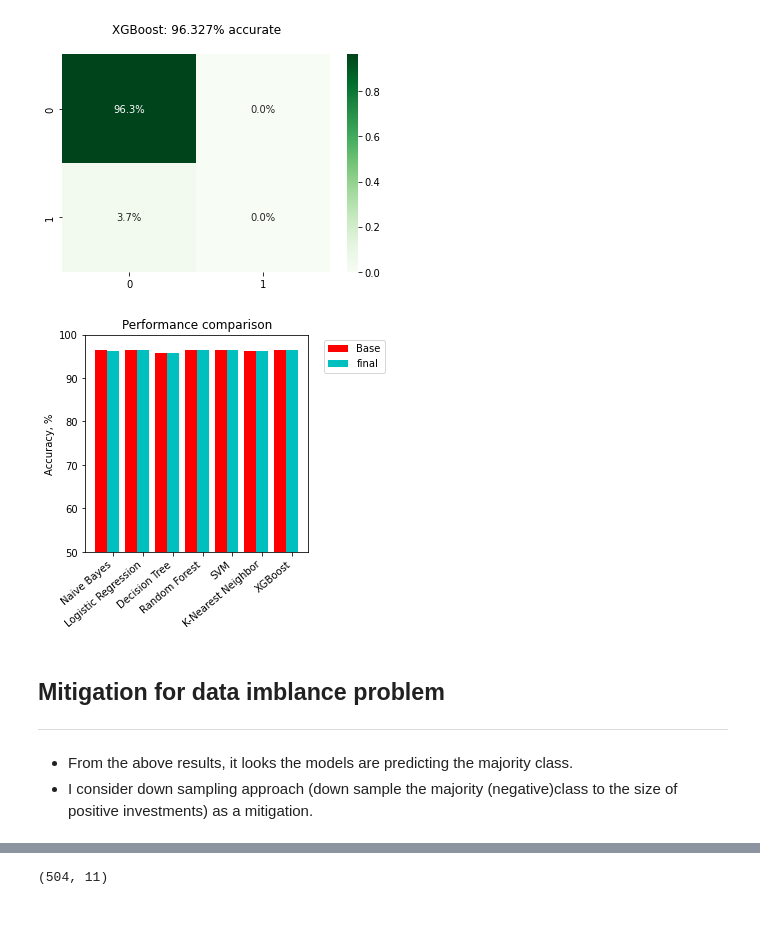
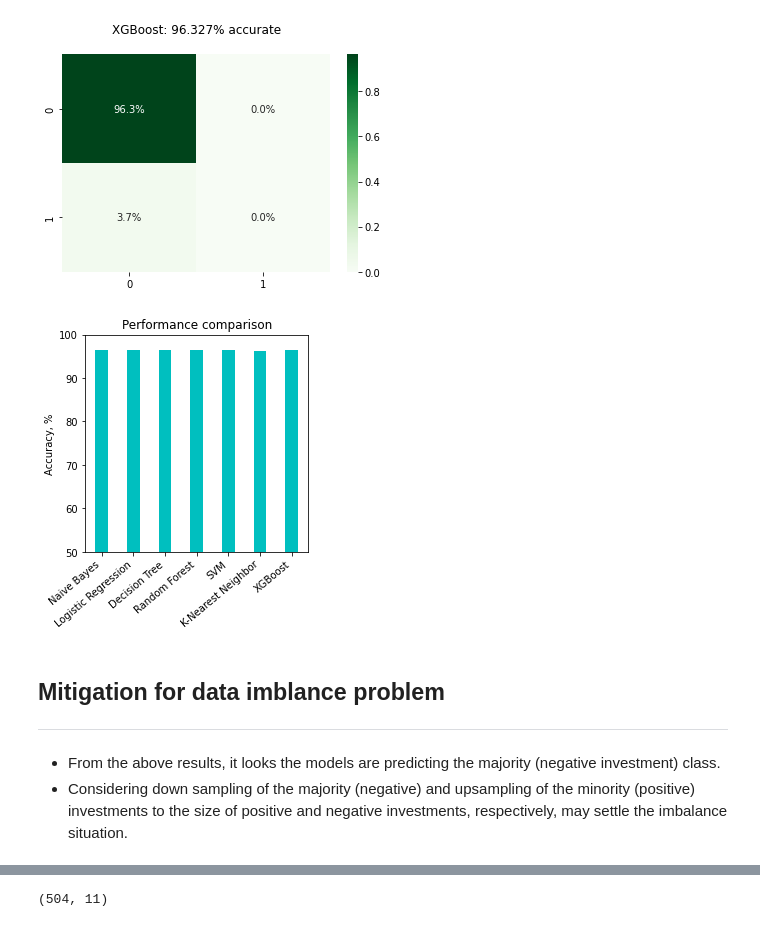
Before and after one commit to zinabu-dot/COVID-19-Modeling_AA, a Jupyter notebook: Zinabu_Melese.ipynb, the cells around one changed output, grey strips where cells are left out. Saved outputs shown, nothing was run; the diff lists cells and outputs as text; code cells hidden in the pictures.

```diff
--- a/Zinabu_Melese.ipynb
+++ b/Zinabu_Melese.ipynb
@@ -276,9 +273 @@ models_name = [
 ]
-# %%
-## Results based on Cross validation
-results_cv = {}
-
-for index, model in enumerate(models):
-    cv = cross_val_score(model, X_train, y_train, cv=10)  # 10 fold cross validation
-    results_cv[models_name[index]] = cv.mean() * 100.0
-    print("Baseline using", models_name[index], "=", cv.mean() * 100.0, "%", "with std:", cv.std())
@@ -293,18 +274,22 @@ Baseline using XGBoost = 96.32583105504568 % with std: 0.0003747357753551839
 # %%
 # results without CV
-results = {}
+def ml_model():
 
-for index, model in enumerate(models):
-    model.fit(X_train, y_train)
-    predict = (model.predict(X_test) > 0.8).astype(int)
-    confuse = confusion_matrix(y_test, predict)
-    accur = accuracy_score(y_test, predict)
-    results[models_name[index]] = accur * 100.0
+  results = {}
 
-    title = models_name[index] + ": " + "{:.3f}%".format(accur*100) + " accurate\n"
-    ax = sns.heatmap(confuse/np.sum(confuse), annot=True, fmt='.1%', cmap="Greens")
-    ax.set_title(title)
-    plt.show()
+  for index, model in enumerate(models):
+      model.fit(X_train, y_train)
+      predict = (model.predict(X_test) > 0.8).astype(int)
+      confuse = confusion_matrix(y_test, predict)
+      accur = accuracy_score(y_test, predict)
+      results[models_name[index]] = accur * 100.0
+
+      title = models_name[index] + ": " + "{:.3f}%".format(accur*100) + " accurate\n"
+      ax = sns.heatmap(confuse/np.sum(confuse), annot=True, fmt='.1%', cmap="Greens")
+      ax.set_title(title)
+      plt.show()
+  return results
+results = ml_model()
 # %% [output]
 [figure]
 [figure]
@@ -316,21 +301,18 @@ for index, model in enumerate(models):
 # %%
 x = np.arange(len(results))
 
 plt.figure(figsize=(4,4))
-ax = plt.subplot(111)
-plt.bar(x, results.values(), width=0.4, color="r", align="center")
-ax.bar(x+0.4, results_cv.values(), width=0.4, color="c", align="center")
-ax.legend(("Base", "final"), bbox_to_anchor=(1.05, 1))
+plt.bar(x, results.values(), width=0.4, color="c", align="center")
 plt.ylim((50, 100))
-plt.xticks(x+0.4, results.keys())
+plt.xticks(x, results.keys())
 plt.title("Performance comparison")
 plt.xticks(rotation=40, horizontalalignment="right")
 plt.ylabel('Accuracy, %')
 plt.show()
 # %% [output]
-[figure, old version]
+[figure, new version]
 # %% [markdown]
 ## **Mitigation for data imblance problem**
 ___
-* From the above results, it looks the models are predicting the majority class.
-* I consider down sampling approach (down sample the majority (negative)class to the size of positive investments) as a mitigation.
+* From the above results, it looks the models are predicting the majority (negative investment) class.
+* Considering down sampling of the majority (negative) and upsampling of the minority (positive) investments to the size of positive and negative investments, respectively, may settle the imbalance situation.
```
Also changed, not shown: parts of 22 cells of this notebook.
